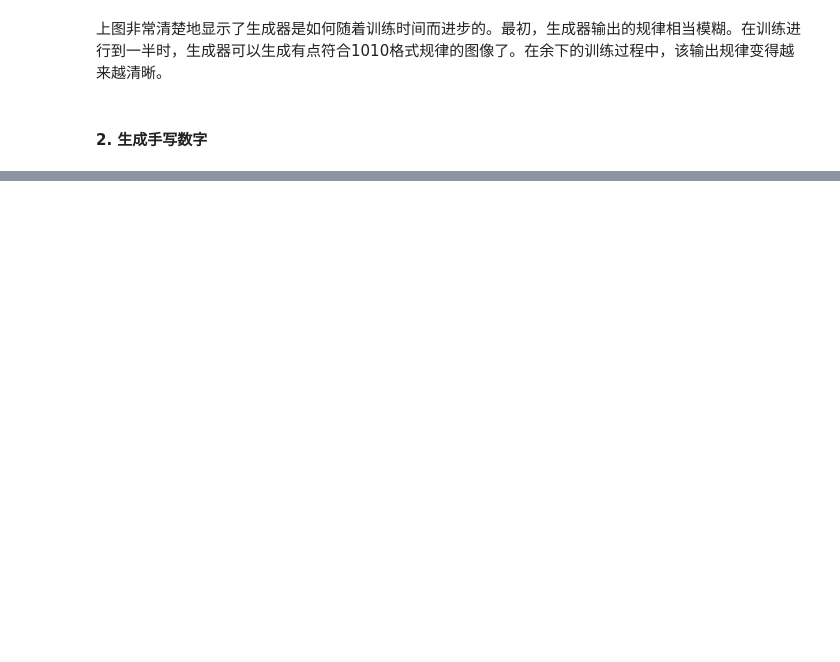
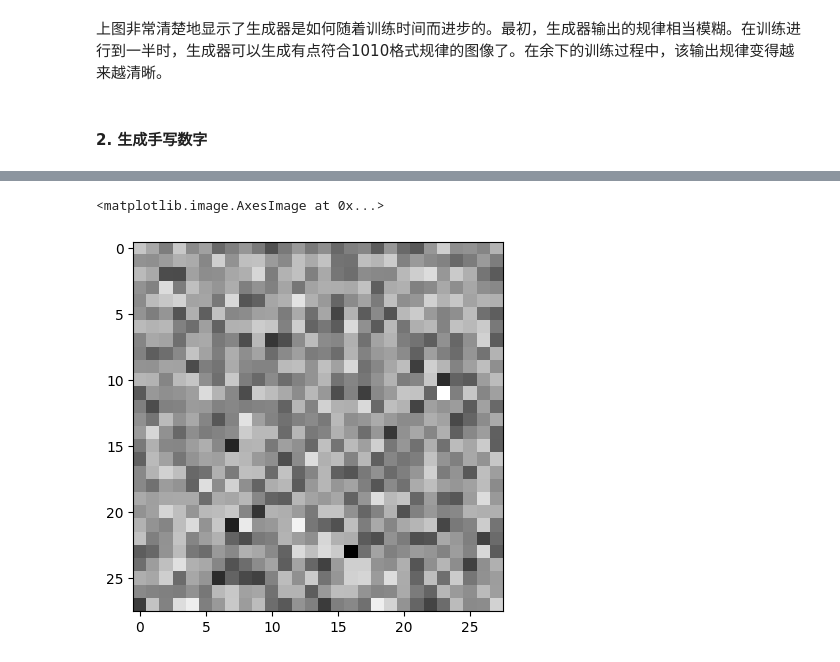
Before and after one commit to Tanghao755/PyTorch_Generative_Adversarial_Network, a Jupyter notebook: Pytorch_GAN.ipynb, the cells around one changed output, grey strips where cells are left out. Saved outputs shown, nothing was run; the diff lists cells and outputs as text; code cells hidden in the pictures; blank space fills up the shorter version.

```diff
--- a/Pytorch_GAN.ipynb
+++ b/Pytorch_GAN.ipynb
@@ -298,0 +306,29 @@ cmap='Blues')
+# %%
+# 创建一个MnistDataset类
+class MnistDataset(Dataset):
+
+    def __init__(self, csv_file):
+        self.data_df = pandas.read_csv(csv_file, header=None)
+
+    def __len__(self):
+        return len(self.data_df)
+
+    def __getitem__(self, index):
+        # 目标图像（标签）
+        label = self.data_df.iloc[index,0]
+        target = torch.zeros((10))
+        target[label] = 1.0 # type: ignore
+
+        # 图像数据，取值范围为0~255,标准化为0~1
+        image_values = torch.FloatTensor(self.data_df.iloc[index,1:].to_numpy()) / 255.0
+
+        # 返回标签、图像数据张量以及目标张量
+        return label,image_values,target
+
+    def plot_image(self,index):
+        arr = self.data_df.iloc[index,1:].to_numpy().reshape(28,28)
+        plt.title("label = " + str(self.data_df.iloc[index,0]))
+        plt.imshow(arr, interpolation='none', cmap='gray')
+# %%
+mnist_dataset = MnistDataset('data/mnist_train.csv')
+# mnist_dataset.plot_image(9)
@@ -298,0 +389,8 @@ cmap='Blues')
+# %%
+%%time
+D = Discriminator()
+for label, image_data_tensor, target_tensor in mnist_dataset:
+    # 真实数据
+    D.train(image_data_tensor, torch.FloatTensor([1.0]))
+    # 生成数据
+    D.train(generate_random(784), torch.FloatTensor([0.0]))
@@ -298,0 +486,8 @@ cmap='Blues')
+# %%
+G = Generator()
+output = G.forward(generate_random(1))
+img = output.detach().numpy().reshape(28,28)
+plt.imshow(img, interpolation='none', cmap='gray')
+# %% [output]
+<matplotlib.image.AxesImage at 0x...>
+[figure, added]
```
Also changed, not shown: parts of 17 cells of this notebook.
